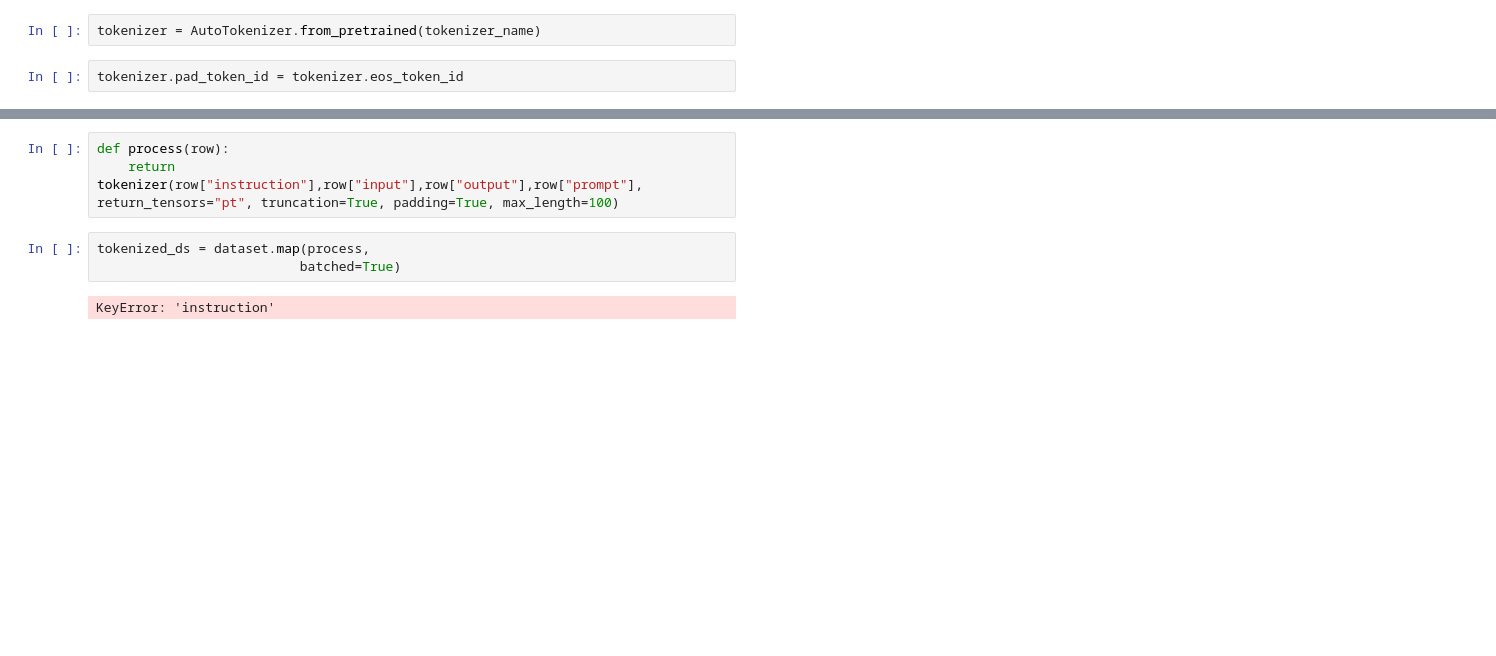
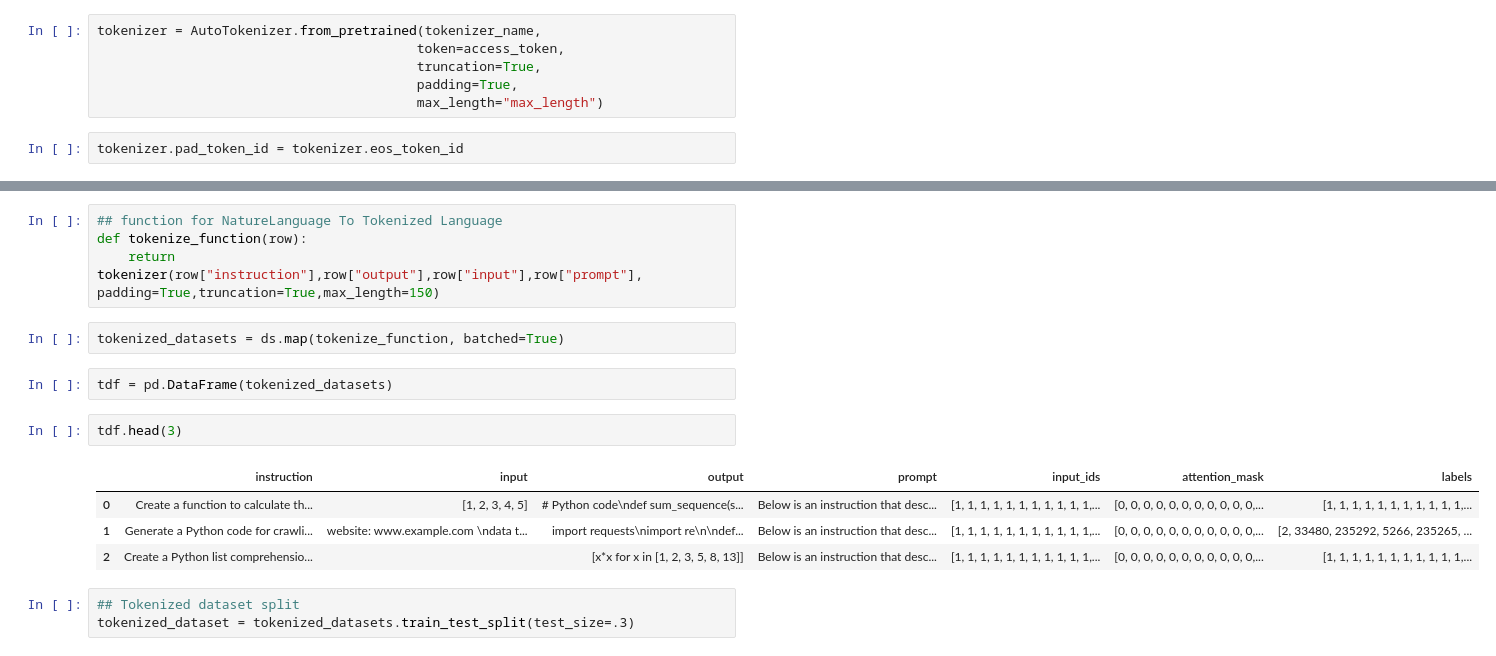
Before and after one commit to ROADwon/sLLM, a Jupyter notebook: finetune.ipynb, the cells around one changed output, grey strips where cells are left out. Drawn from its saved outputs; the diff is of its cells as text; blank space fills up the shorter version.

```diff
--- a/finetune.ipynb
+++ b/finetune.ipynb
@@ -19,4 +70,8 @@ Dataset({
 # %%
-tokenizer = AutoTokenizer.from_pretrained(tokenizer_name)
+tokenizer = AutoTokenizer.from_pretrained(tokenizer_name,
+                                         token=access_token,
+                                         truncation=True,
+                                         padding=True,
+                                         max_length="max_length")
 # %%
 tokenizer.pad_token_id = tokenizer.eos_token_id
@@ -23,8 +91,18 @@ tokenizer.pad_token_id = tokenizer.eos_token_id
 # %%
-def process(row):
-    return tokenizer(row["instruction"],row["input"],row["output"],row["prompt"], return_tensors="pt", truncation=True, padding=True, max_length=100)
+## function for NatureLanguage To Tokenized Language
+def tokenize_function(row):
+    return tokenizer(row["instruction"],row["output"],row["input"],row["prompt"], padding=True,truncation=True,max_length=150)
 # %%
-tokenized_ds = dataset.map(process,
-                          batched=True)
+tokenized_datasets = ds.map(tokenize_function, batched=True)
-# %% [output]
-KeyError: 'instruction'
+# %%
+tdf = pd.DataFrame(tokenized_datasets)
+# %%
+tdf.head(3)
+# %% [output]
+|  | instruction | input | output | prompt | input_ids | attention_mask | labels |
+| 0 | Create a function to calculate th... | [1, 2, 3, 4, 5] | # Python code\ndef sum_sequence(s... | Below is an instruction that desc... | [1, 1, 1, 1, 1, 1, 1, 1, 1, 1, 1,... | [0, 0, 0, 0, 0, 0, 0, 0, 0, 0, 0,... | [1, 1, 1, 1, 1, 1, 1, 1, 1, 1, 1,... |
+| 1 | Generate a Python code for crawli... | website: www.example.com \ndata t... | import requests\nimport re\n\ndef... | Below is an instruction that desc... | [1, 1, 1, 1, 1, 1, 1, 1, 1, 1, 1,... | [0, 0, 0, 0, 0, 0, 0, 0, 0, 0, 0,... | [2, 33480, 235292, 5266, 235265, ... |
+| 2 | Create a Python list comprehensio... |  | [x*x for x in [1, 2, 3, 5, 8, 13]] | Below is an instruction that desc... | [1, 1, 1, 1, 1, 1, 1, 1, 1, 1, 1,... | [0, 0, 0, 0, 0, 0, 0, 0, 0, 0, 0,... | [1, 1, 1, 1, 1, 1, 1, 1, 1, 1, 1,... |
+# %%
+## Tokenized dataset split
+tokenized_dataset = tokenized_datasets.train_test_split(test_size=.3)
```
Also changed, not shown: parts of 33 cells of this notebook, 2 other files.
